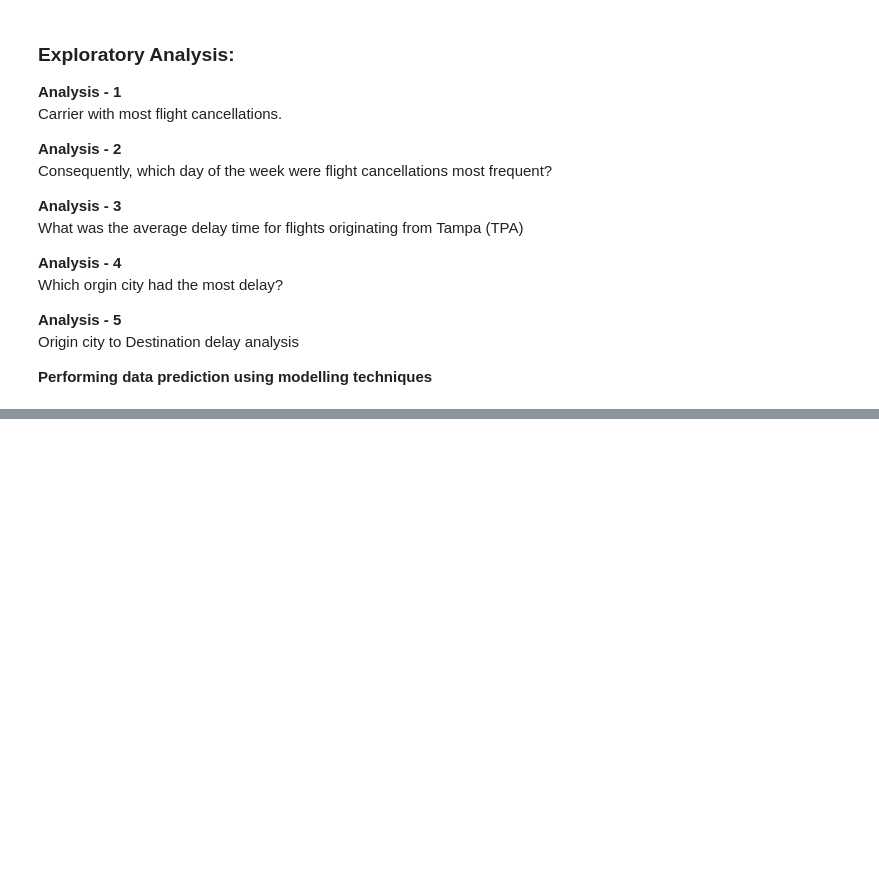
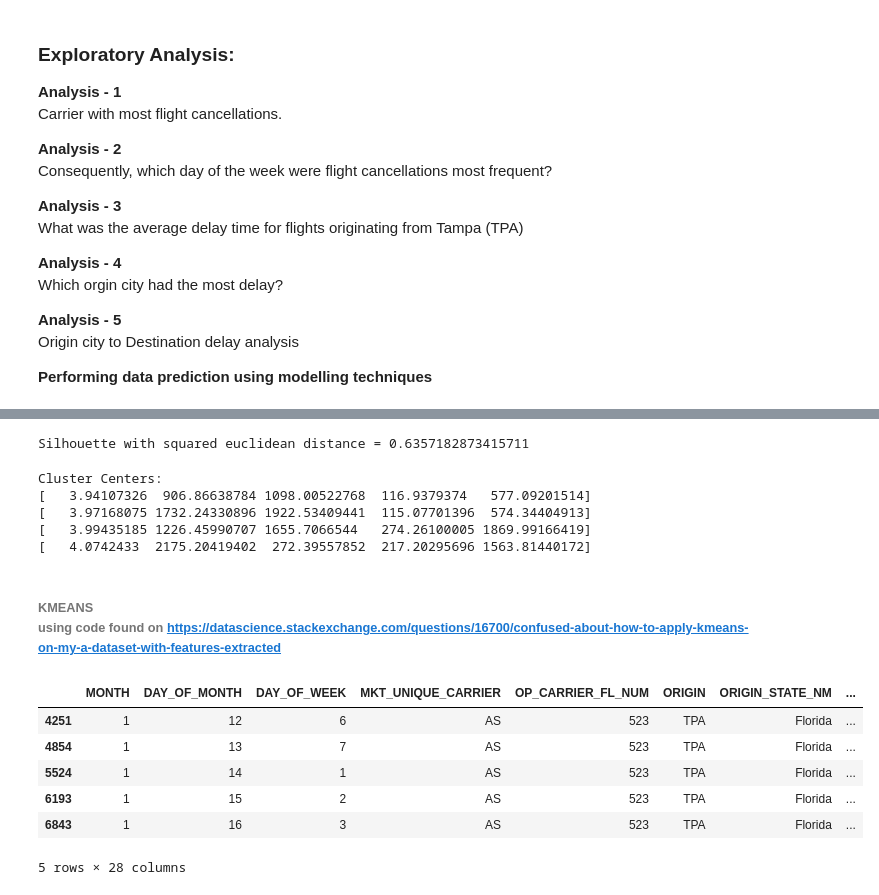
Before and after one commit to shrutisridharan/Big---data-Final-project, a Jupyter notebook: Final Project .ipynb, the cells around one changed output, grey strips where cells are left out. Cells and saved outputs as stored; diff of their text form; code cells hidden in the pictures; blank space fills up the shorter version.

```diff
--- a/Final Project .ipynb
+++ b/Final Project .ipynb
@@ -304,0 +64,7 @@ clusters
+# %%
+# Load the data stored in csv format as a DataFrame.
+data = spark.read.load(r'C:\Users\coe\Desktop\BigData\airline.csv',
+                     format="csv", sep=",", inferSchema='true', header="true")
+# %%
+#create a new copy of the Spark dataframe
+dfa = data
@@ -304,0 +237,22 @@ clusters
+# %%
+# Evaluate clustering by computing Silhouette score
+evaluator = ClusteringEvaluator()
+
+silhouette = evaluator.evaluate(predictions)
+print("Silhouette with squared euclidean distance = " + str(silhouette))
+# %% [output]
+Silhouette with squared euclidean distance = 0.6357182873415711
+# %%
+# Shows the result.
+centers = model.clusterCenters()
+print("Cluster Centers: ")
+for center in centers:
+    print(center)
+# %% [output]
+Cluster Centers:
+[   3.94107326  906.86638784 1098.00522768  116.9379374   577.09201514]
+[   3.97168075 1732.24330896 1922.53409441  115.07701396  574.34404913]
+[   3.99435185 1226.45990707 1655.7066544   274.26100005 1869.99166419]
+[   4.0742433  2175.20419402  272.39557852  217.20295696 1563.81440172]
+# %% [markdown]
+###### KMEANS <br> using code found on https://datascience.stackexchange.com/questions/16700/confused-about-how-to-apply-kmeans-on-my-a-dataset-with-features-extracted
@@ -304,0 +273,10 @@ clusters
+# %%
+df_TPA.head()
+# %% [output]
+|  | MONTH | DAY_OF_MONTH | DAY_OF_WEEK | MKT_UNIQUE_CARRIER | OP_CARRIER_FL_NUM | ORIGIN | ORIGIN_STATE_NM | ... |
+| 4251 | 1 | 12 | 6 | AS | 523 | TPA | Florida | ... |
+| 4854 | 1 | 13 | 7 | AS | 523 | TPA | Florida | ... |
+| 5524 | 1 | 14 | 1 | AS | 523 | TPA | Florida | ... |
+| 6193 | 1 | 15 | 2 | AS | 523 | TPA | Florida | ... |
+| 6843 | 1 | 16 | 3 | AS | 523 | TPA | Florida | ... |
+5 rows × 28 columns
```
Also changed, not shown: parts of 103 cells of this notebook.
